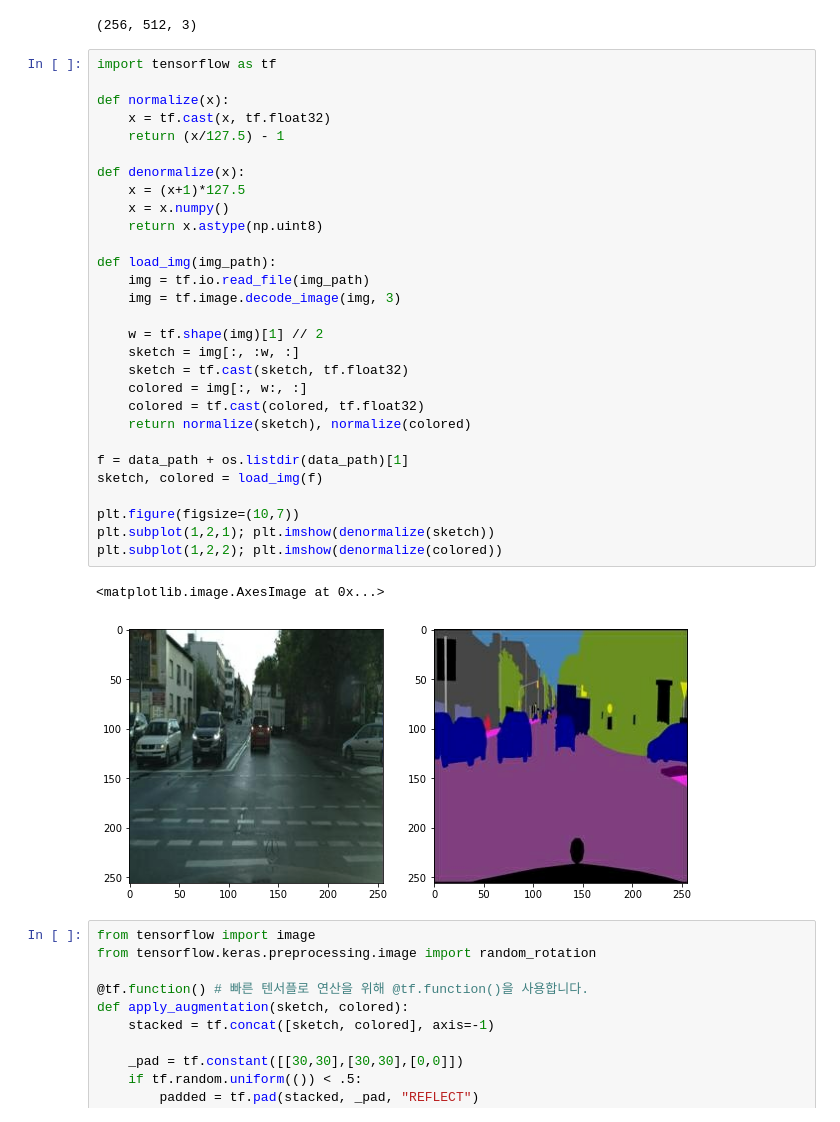
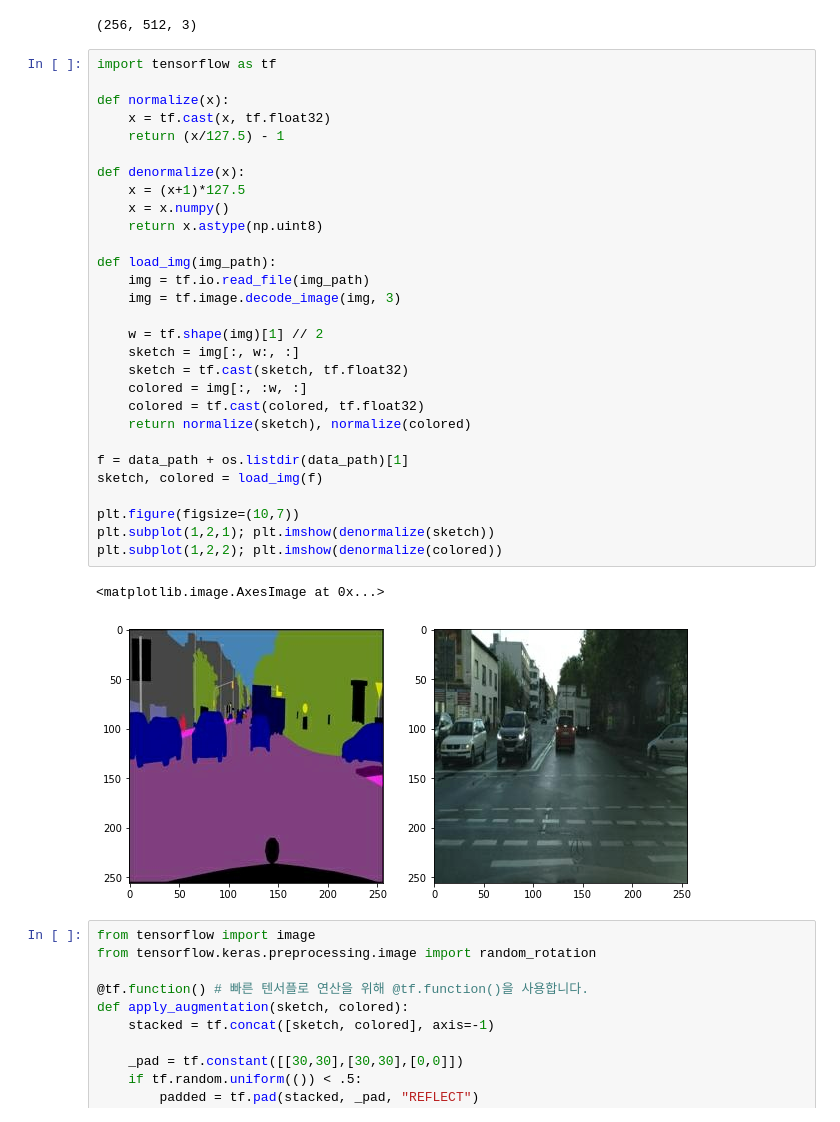
Before and after one commit to chemicalappendorf/mini_project1, a Jupyter notebook: [E20]segmentation_map.ipynb, the cells around one changed output. Saved outputs shown, nothing was run; the diff lists cells and outputs as text.

```diff
--- a/[E20]segmentation_map.ipynb
+++ b/[E20]segmentation_map.ipynb
@@ -477,35 +478,35 @@ print(img.shape)
 # %%
 import tensorflow as tf
 
 def normalize(x):
     x = tf.cast(x, tf.float32)
     return (x/127.5) - 1
 
 def denormalize(x):
     x = (x+1)*127.5
     x = x.numpy()
     return x.astype(np.uint8)
 
 def load_img(img_path):
     img = tf.io.read_file(img_path)
     img = tf.image.decode_image(img, 3)
 
     w = tf.shape(img)[1] // 2
-    sketch = img[:, :w, :]
+    sketch = img[:, w:, :]
     sketch = tf.cast(sketch, tf.float32)
-    colored = img[:, w:, :]
+    colored = img[:, :w, :]
     colored = tf.cast(colored, tf.float32)
     return normalize(sketch), normalize(colored)
 
 f = data_path + os.listdir(data_path)[1]
 sketch, colored = load_img(f)
 
 plt.figure(figsize=(10,7))
 plt.subplot(1,2,1); plt.imshow(denormalize(sketch))
 plt.subplot(1,2,2); plt.imshow(denormalize(colored))
 # %% [output]
 <matplotlib.image.AxesImage at 0x...>
-[figure, old version]
+[figure, new version]
 # %%
 from tensorflow import image
 from tensorflow.keras.preprocessing.image import random_rotation
```
Also changed, not shown: parts of 15 cells of this notebook.
